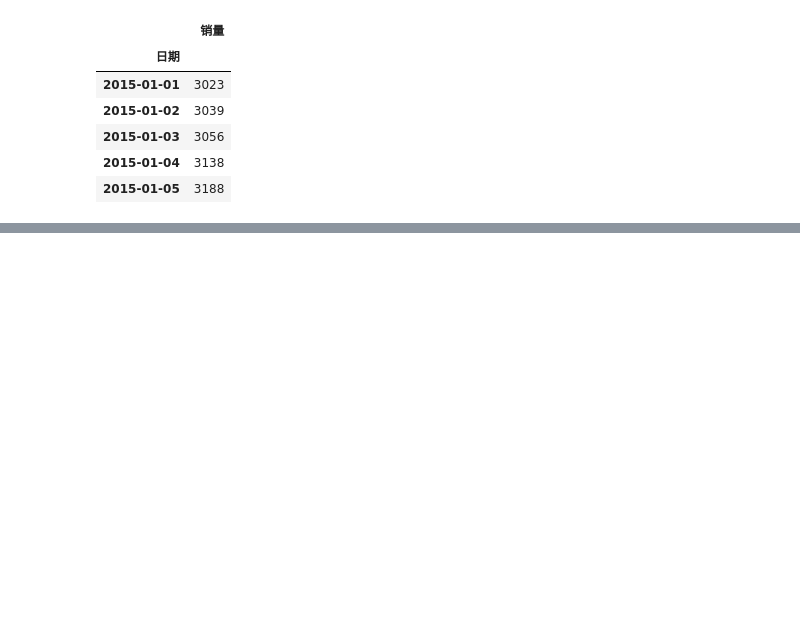
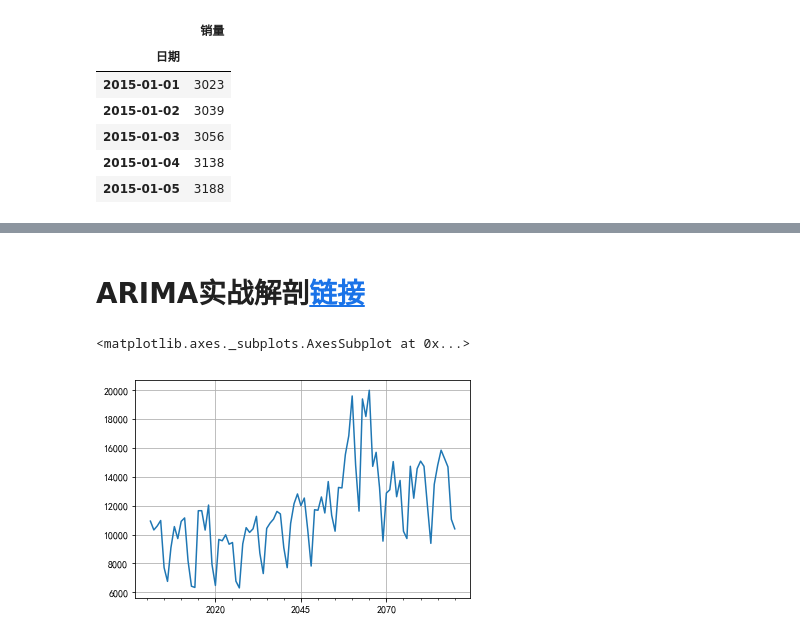
Before and after one commit to longfengpili/Python-Practice-of-Data-Analysis-and-Mining, a Jupyter notebook: chapter5挖掘建模.ipynb, the cells around one changed output, grey strips where cells are left out. Cells and saved outputs as stored; diff of their text form; code cells hidden in the pictures; blank space fills up the shorter version.

```diff
--- a/chapter5挖掘建模.ipynb
+++ b/chapter5挖掘建模.ipynb
@@ -438,0 +542,3 @@ result_1.plot(grid=True)
+# %% [markdown]
+# ARIMA实战解剖[链接]
+[链接]:https://blog.csdn.net/hal_sakai/article/details/51965657
@@ -438,0 +550,14 @@ result_1.plot(grid=True)
+# %%
+dta=[10930,10318,10595,10972,7706,6756,9092,10551,9722,10913,11151,8186,6422,
+6337,11649,11652,10310,12043,7937,6476,9662,9570,9981,9331,9449,6773,6304,9355,
+10477,10148,10395,11261,8713,7299,10424,10795,11069,11602,11427,9095,7707,10767,
+12136,12812,12006,12528,10329,7818,11719,11683,12603,11495,13670,11337,10232,
+13261,13230,15535,16837,19598,14823,11622,19391,18177,19994,14723,15694,13248,
+9543,12872,13101,15053,12619,13749,10228,9725,14729,12518,14564,15085,14722,
+11999,9390,13481,14795,15845,15271,14686,11054,10395]
+dta=pd.Series(dta)
+dta.index = pd.Index(sm.tsa.datetools.dates_from_range('2001','2090'))
+dta.plot(grid=True)
+# %% [output]
+<matplotlib.axes._subplots.AxesSubplot at 0x...>
+[figure, added]
```
Also changed, not shown: parts of 21 cells of this notebook, 1 other file.
